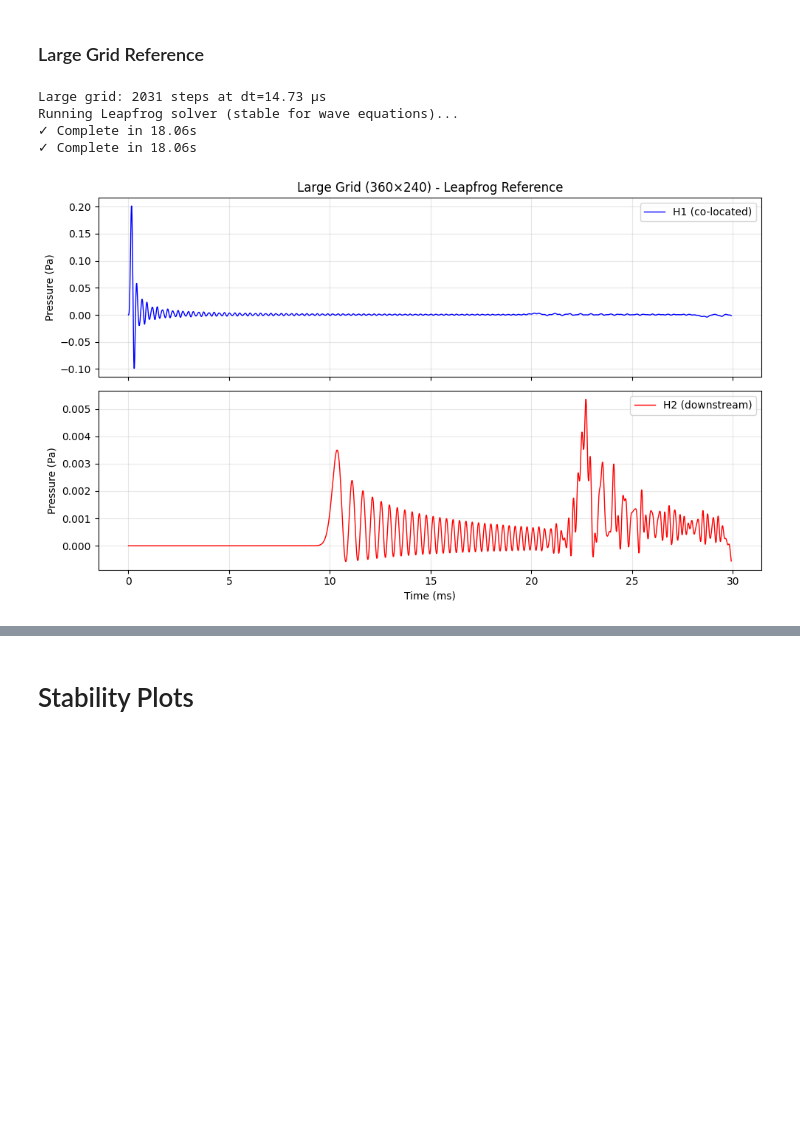
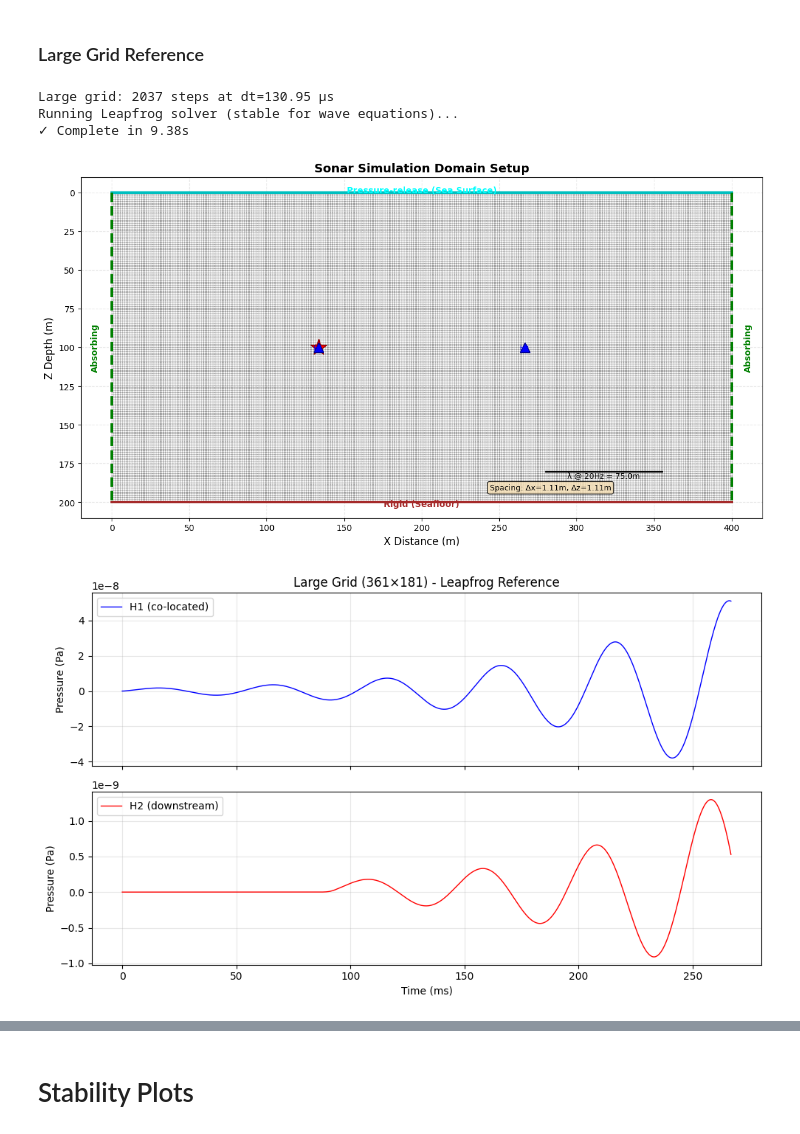
Before and after one commit to cwardlaw8/SonarSim, a Jupyter notebook: PM5_TaskC.ipynb, the cells around one changed output, grey strips where cells are left out. Saved outputs shown, nothing was run; the diff lists cells and outputs as text; code cells hidden in the pictures; blank space fills up the shorter version.

```diff
--- a/PM5_TaskC.ipynb
+++ b/PM5_TaskC.ipynb
@@ -218,25 +254,13 @@ Running Leapfrog solver (stable for wave equations)...
 # %%
-# Run Leapfrog solver for medium grid
-model = models['medium']
-p = model['p']
-t_start, t_stop = model['t_start'], model['t_stop']
-
-# Use half CFL timestep for safety
-dt = model['max_dt_FE'] * 0.5
-num_steps = int(np.ceil((t_stop - t_start) / dt))
-
-print(f"Medium grid: {num_steps} steps at dt={dt*1e6:.2f} μs")
-
+# Run Leapfrog
 t0 = time.perf_counter()
 X_medium, t_medium = LeapfrogSolver(
-    eval_f_Sonar,
-    model['x_start'],
-    p,
-    eval_u_scaled,
-    num_steps,
-    dt,
-    visualize=False,
-    verbose=False
+    eval_f=eval_f_Sonar,
+    x_start=model['x_start'],
+    p=p,
+    eval_u=eval_u_scaled,
+    NumIter=num_steps,
+    dt=dt
 )
 runtime = time.perf_counter() - t0
 
@@ -281,6 +316,11 @@ t_start, t_stop = model['t_start'], model['t_stop']
 # Use half CFL timestep for safety
 dt = model['max_dt_FE'] * 0.5
 num_steps = int(np.ceil((t_stop - t_start) / dt))
+
+eval_u_scaled = lambda t: (p['dx'] * p['dz']) * eval_u_Sonar_20(t)
+
+# visualize model setup
+visualize_sonar_setup(p)
 
 print(f"Large grid: {num_steps} steps at dt={dt*1e6:.2f} μs")
 
@@ -296,34 +336,34 @@ X_large, t_large = LeapfrogSolver(
     verbose=False
 )
 runtime = time.perf_counter() - t0
 
 # Extract hydrophone signals
 y_large = np.zeros((2, len(t_large)))
 for i in range(len(t_large)):
     y_large[:, i] = eval_g_Sonar(X_large[:, i].reshape(-1, 1), p).flatten()
 
 print(f"✓ Complete in {runtime:.2f}s")
 
 # Plot
 fig, (ax1, ax2) = plt.subplots(2, 1, figsize=(10, 6), sharex=True)
 
 ax1.plot(t_large*1e3, y_large[0, :], 'b-', linewidth=1, label='H1 (co-located)')
 ax1.set_ylabel('Pressure (Pa)')
 ax1.set_title(f'Large Grid ({p["Nx"]}×{p["Nz"]}) - Leapfrog Reference')
 ax1.grid(True, alpha=0.3)
 ax1.legend()
 
 ax2.plot(t_large*1e3, y_large[1, :], 'r-', linewidth=1, label='H2 (downstream)')
 ax2.set_xlabel('Time (ms)')
 ax2.set_ylabel('Pressure (Pa)')
 ax2.grid(True, alpha=0.3)
 ax2.legend()
 
 plt.tight_layout()
 plt.show()
 # %% [output]
-Large grid: 2031 steps at dt=14.73 μs
+Large grid: 2037 steps at dt=130.95 μs
 Running Leapfrog solver (stable for wave equations)...
-✓ Complete in 18.06s
-✓ Complete in 18.06s
+✓ Complete in 9.38s
-[figure, old version]
+[figure, new version]
+[figure, added]
```
Also changed, not shown: parts of 26 cells of this notebook.
